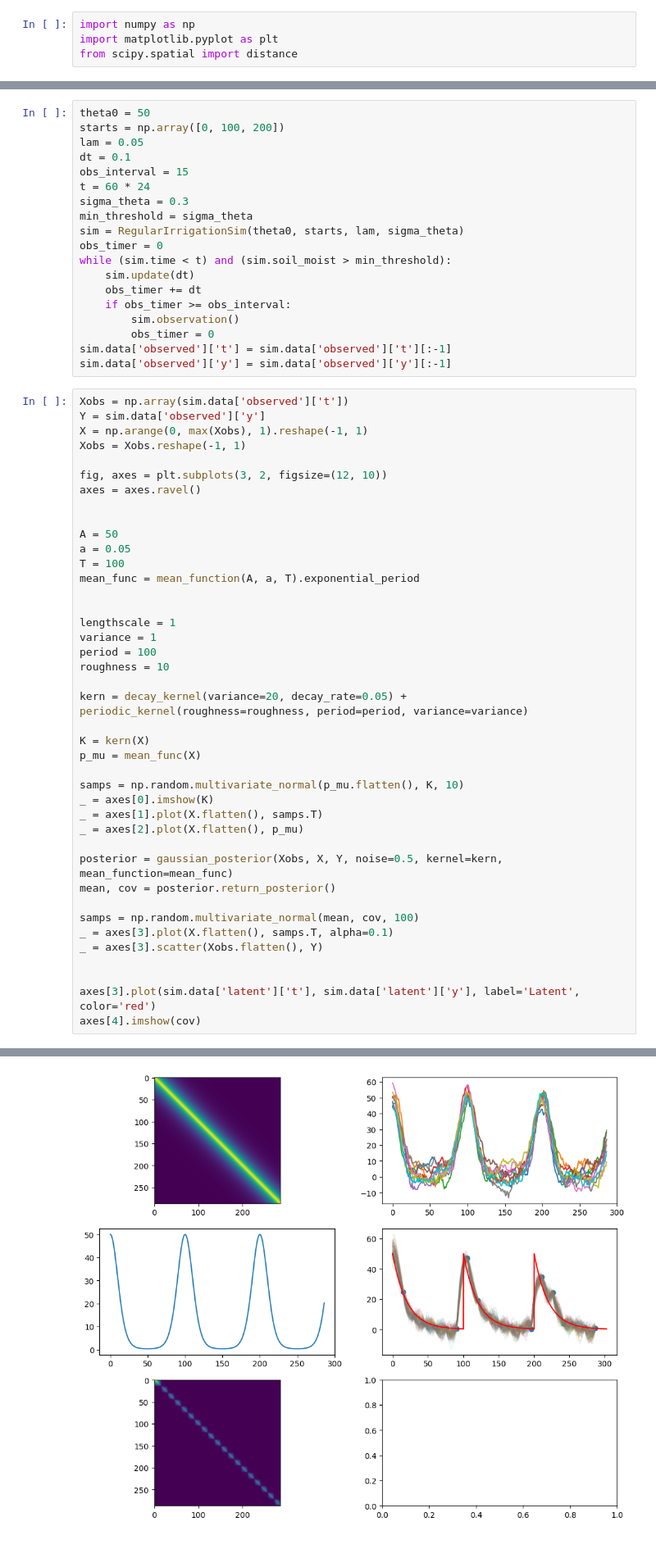
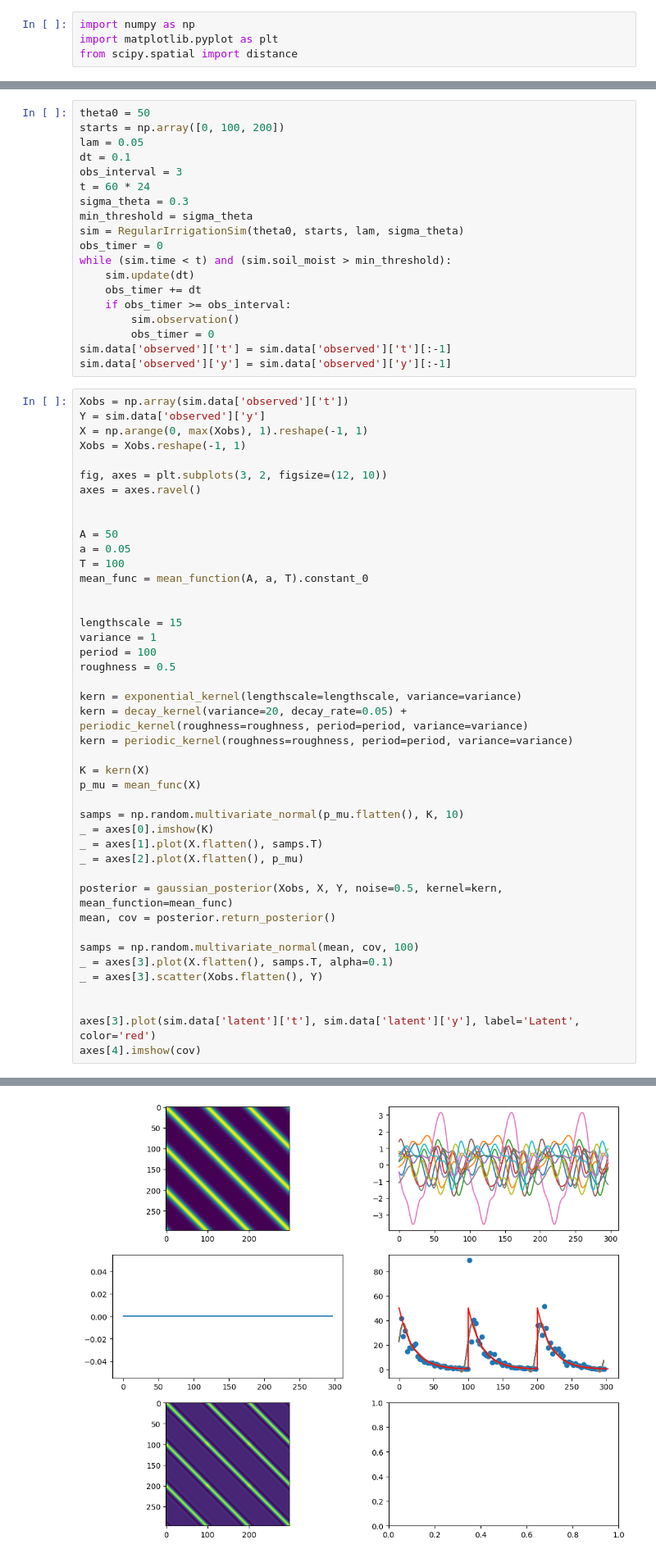
Before and after one commit to Detriatis/mlproj, a Jupyter notebook: project/gaussian.ipynb, the cells around one changed output, grey strips where cells are left out. Shown at 82% size. Saved outputs shown, nothing was run; the diff lists cells and outputs as text.

```diff
--- a/project/gaussian.ipynb
+++ b/project/gaussian.ipynb
@@ -219,7 +219,7 @@ theta0 = 50
 starts = np.array([0, 100, 200])
 lam = 0.05
 dt = 0.1
-obs_interval = 15
+obs_interval = 3
 t = 60 * 24
 sigma_theta = 0.3
 min_threshold = sigma_theta
@@ -246,15 +246,17 @@ axes = axes.ravel()
 A = 50
 a = 0.05
 T = 100
-mean_func = mean_function(A, a, T).exponential_period
+mean_func = mean_function(A, a, T).constant_0
 
 
-lengthscale = 1
+lengthscale = 15
 variance = 1
 period = 100
-roughness = 10
+roughness = 0.5
 
+kern = exponential_kernel(lengthscale=lengthscale, variance=variance)
 kern = decay_kernel(variance=20, decay_rate=0.05) + periodic_kernel(roughness=roughness, period=period, variance=variance)
+kern = periodic_kernel(roughness=roughness, period=period, variance=variance)
 
 K = kern(X)
 p_mu = mean_func(X)
@@ -280,2 +282,2 @@ axes[4].imshow(cov)
 <matplotlib.image.AxesImage at 0x...>
-[figure, old version]
+[figure, new version]
```
Also changed, not shown: parts of 8 cells of this notebook.
